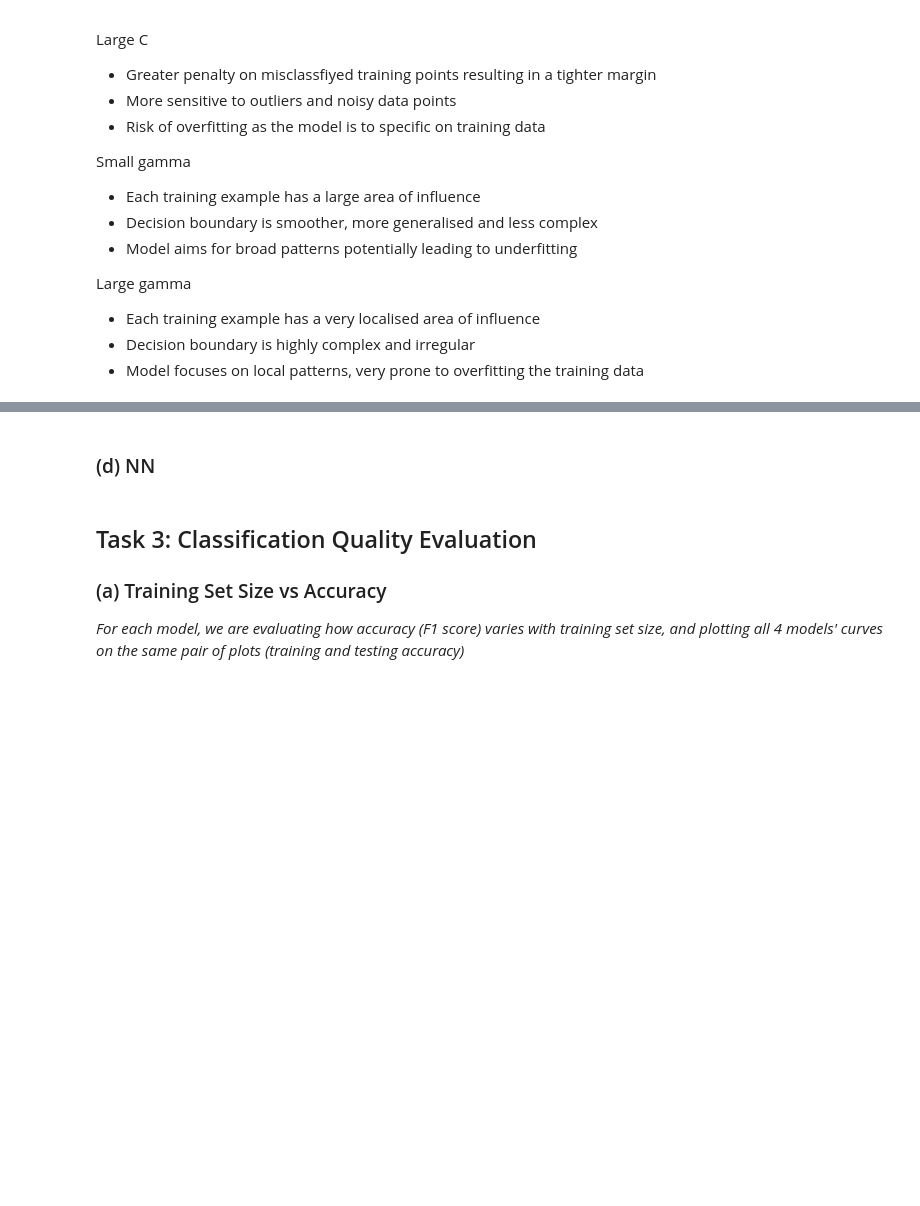
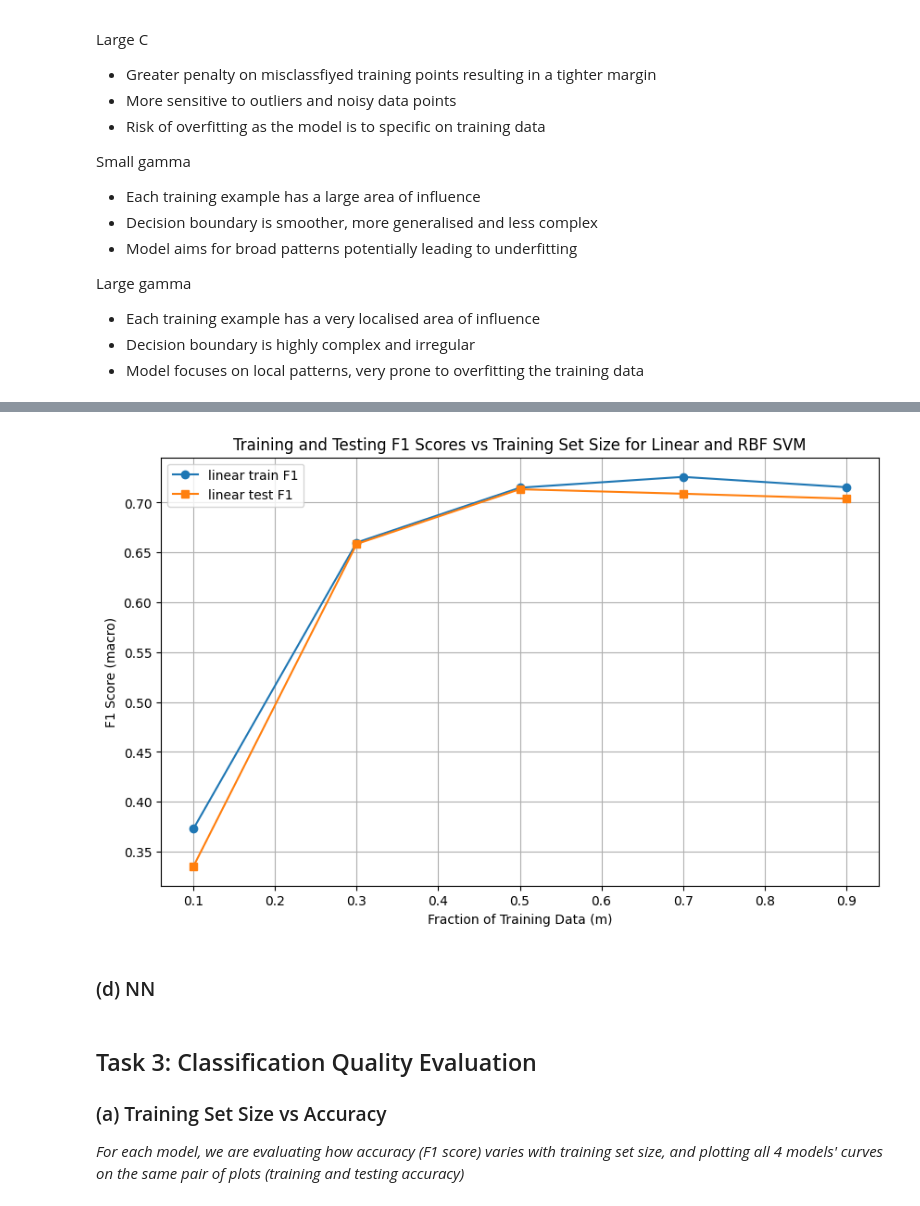
Before and after one commit to timsinyakov/361ass3, a Jupyter notebook: assignment3.ipynb, the cells around one changed output, grey strips where cells are left out. Saved outputs shown, nothing was run; the diff lists cells and outputs as text; code cells hidden in the pictures; blank space fills up the shorter version.

```diff
--- a/assignment3.ipynb
+++ b/assignment3.ipynb
@@ -298,3 +298,82 @@ Large gamma
 - Each training example has a very localised area of influence
 - Decision boundary is highly complex and irregular
 - Model focuses on local patterns, very prone to overfitting the training data
+# %%
+from sklearn.metrics import f1_score
+
+m = 1
+N = X_pca.shape[0]
+mN = int(m * N)
+
+X_train_subset = X_pca[:mN]
+y_train_subset = y_numeric[:mN]
+
+C_values = range(1, 11)
+results = {
+    'linear': {'train_f1': [], 'test_f1': [], 'C': []},
+    'rbf': {'train_f1': [], 'test_f1': [], 'C': []},
+}
+
+for kernel in ['linear', 'rbf']:
+    print(f"Running kernel: {kernel}")
+    for C in C_values:
+        clf = SVC(kernel=kernel, C=C)
+        if kernel == 'rbf':
+            clf.gamma = 'scale'
+
+        clf.fit(X_train_subset, y_train_subset)
+
+        y_train_pred = clf.predict(X_train_subset)
+        train_f1 = f1_score(y_train_subset, y_train_pred, average='macro')
+
+        y_test_pred = clf.predict(X_pca)
+        test_f1 = f1_score(y_numeric, y_test_pred, average='macro')
+
+        results[kernel]['train_f1'].append(train_f1)
+        results[kernel]['test_f1'].append(test_f1)
+        results[kernel]['C'].append(C)
+
+        print(f"Kernel={kernel}, C={C}: Train F1={train_f1:.3f}, Test F1={test_f1:.3f}")
+
+
+from sklearn.svm import SVC
+from sklearn.metrics import f1_score
+import matplotlib.pyplot as plt
+
+m_values = [0.1, 0.3, 0.5, 0.7, 0.9]
+N = X_pca.shape[0]
+
+train_f1_scores = {'linear': []}
+test_f1_scores = {'linear': []}
+
+classifiers = {
+    'linear': SVC(kernel='linear', C=1),
+}
+
+for m in m_values:
+    mN = int(m * N)
+    X_train_subset = X_pca[:mN]
+    y_train_subset = y_numeric[:mN]
+
+    for name, clf in classifiers.items():
+        clf.fit(X_train_subset, y_train_subset)
+        y_train_pred = clf.predict(X_train_subset)
+        train_f1 = f1_score(y_train_subset, y_train_pred, average='macro')
+        train_f1_scores[name].append(train_f1)
+
+        y_test_pred = clf.predict(X_pca)
+        test_f1 = f1_score(y_numeric, y_test_pred, average='macro')
+        test_f1_scores[name].append(test_f1)
+        print(f"m={m}, classifier={name}: Train F1={train_f1:.3f}, Test F1={test_f1:.3f}")
+plt.figure(figsize=(10, 6))
+for name in classifiers.keys():
+    plt.plot(m_values, train_f1_scores[name], marker='o', label=f'{name} train F1')
+    plt.plot(m_values, test_f1_scores[name], marker='s', label=f'{name} test F1')
+
+plt.xlabel("Fraction of Training Data (m)")
+plt.ylabel("F1 Score (macro)")
+plt.title("Training and Testing F1 Scores vs Training Set Size for Linear and RBF SVM")
+plt.legend()
+plt.grid(True)
+plt.show()
+# %% [output]
@@ -301,3 +397,4 @@ Large gamma
+[figure, added]
 # %% [markdown]
 ### (d) NN
 # %%
```
Also changed, not shown: parts of 5 cells of this notebook.
